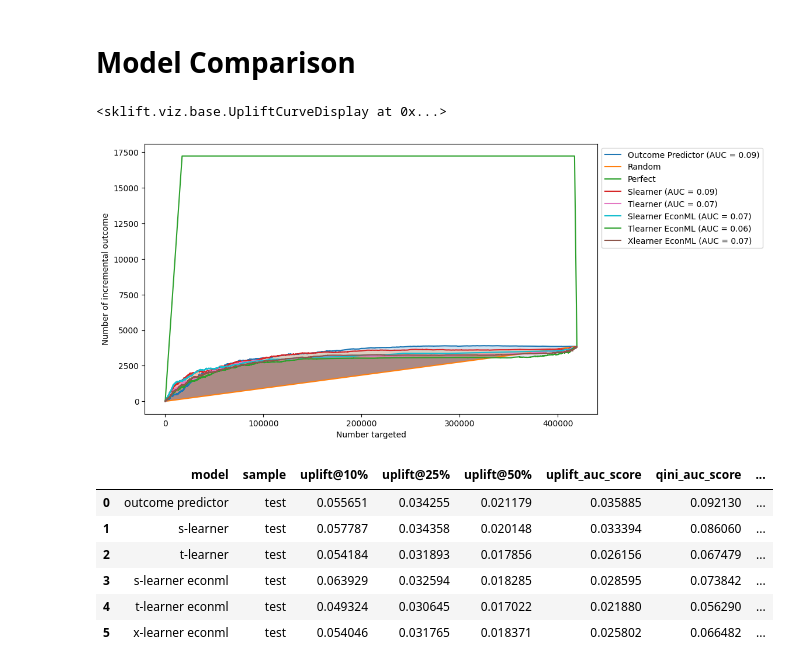
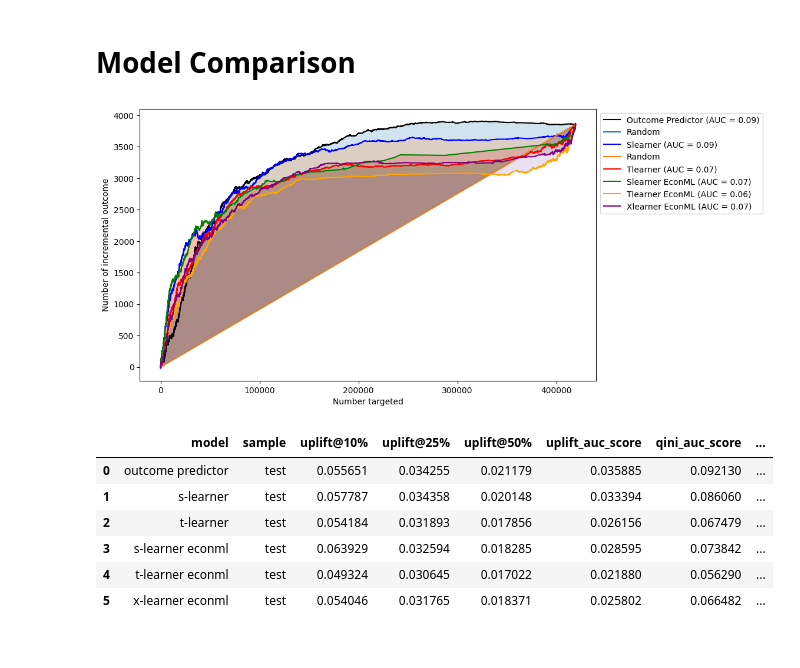
Before and after one commit to rodonn/causal, a Jupyter notebook: notebooks/session_5/uplift.ipynb, the cells around one changed output. Saved outputs shown, nothing was run; the diff lists cells and outputs as text; code cells hidden in the pictures.

Commit message:
Simplify plotting

```diff
--- a/notebooks/session_5/uplift.ipynb
+++ b/notebooks/session_5/uplift.ipynb
@@ -212,18 +212,19 @@ outcome_predictor.fit(df_train[X], df_train[Y])
 outcome_predictor_test_preds = outcome_predictor.predict_proba(df_test[X])[:, 1]
 # %% [markdown]
 # Model Comparison
-# %%
-fig, ax = plt.subplots(figsize=(10, 6))
-plot_qini_curve(df_test[Y], outcome_predictor_test_preds, df_test[T], name='Outcome Predictor', ax=ax)
-plot_qini_curve(df_test[Y], slearner_test_preds, df_test[T], name='Slearner', ax=ax)
-plot_qini_curve(df_test[Y], tlearner_test_preds, df_test[T], name='Tlearner', ax=ax)
-plot_qini_curve(df_test[Y], slearner_econml_test_preds, df_test[T], name='Slearner EconML', ax=ax)
-plot_qini_curve(df_test[Y], tlearner_econml_test_preds, df_test[T], name='Tlearner EconML', ax=ax)
-plot_qini_curve(df_test[Y], xlearner_econml_test_preds, df_test[T], name='Xlearner EconML', ax=ax)
-ax.set_ylim(0, 3000)
-# %% [output]
-<sklift.viz.base.UpliftCurveDisplay at 0x...>
-[figure, removed]
+# %%
+fig, ax = plt.subplots(figsize=(10, 6))
+def plot_qini_short(model, label, color, linestyle):
+    plot_qini_curve(df_test[Y], model, df_test[T], name=label, ax=ax, perfect=False, color=color, linestyle=linestyle)
+#plot_qini_curve(df_test[Y], outcome_predictor_test_preds, df_test[T], perfect=True, negative_effect=False, name='Outcome Predictor', ax=ax)
+plot_qini_short(outcome_predictor_test_preds, 'Outcome Predictor', 'black', 'solid')
+plot_qini_short(slearner_test_preds, 'Slearner', 'blue', 'solid')
+plot_qini_short(tlearner_test_preds, 'Tlearner', 'red', 'solid')
+plot_qini_short(slearner_econml_test_preds, 'Slearner EconML', 'green', 'solid')
+plot_qini_short(tlearner_econml_test_preds, 'Tlearner EconML', 'orange', 'solid')
+plot_qini_short(xlearner_econml_test_preds, 'Xlearner EconML', 'purple', 'solid')
+# %% [output]
+[figure, added]
 # %%
 def eval_model(data, uplift, name, sample_name):
     return {
```
Also changed, not shown: parts of 2 cells of this notebook.
